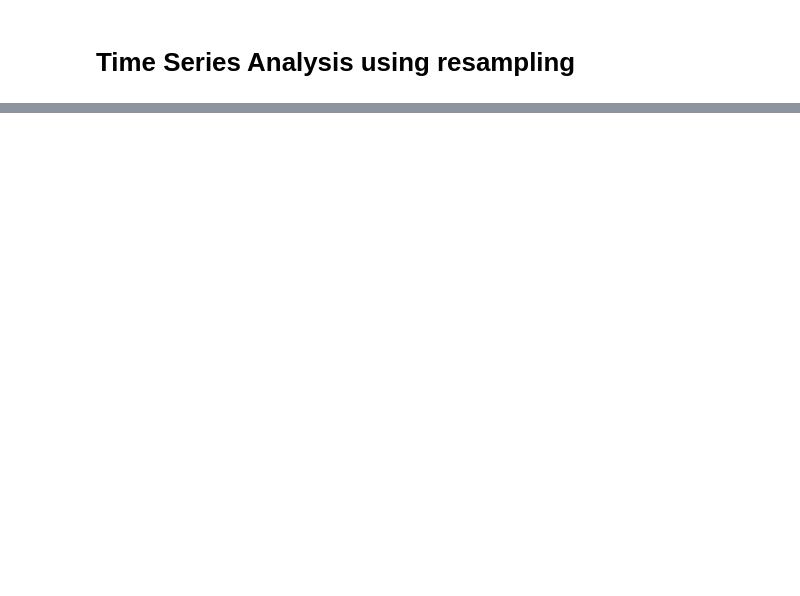
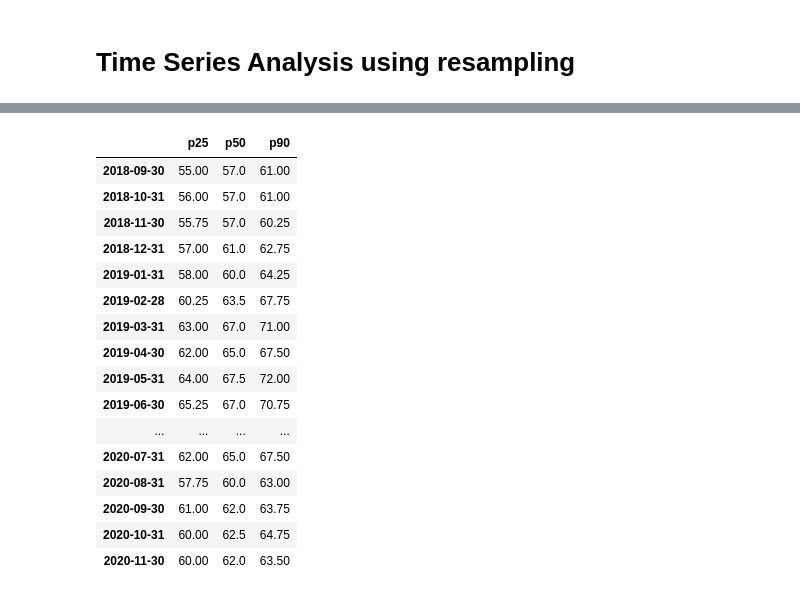
Before and after one commit to idvorkin/jupyter, a Jupyter notebook: SleepAnalysis.ipynb, the cells around one changed output, grey strips where cells are left out. Cells and saved outputs as stored; diff of their text form; code cells hidden in the pictures; blank space fills up the shorter version.

```diff
--- a/SleepAnalysis.ipynb
+++ b/SleepAnalysis.ipynb
@@ -238,0 +207,68 @@ Scroll to see year markers, select in index to zoom in
+# %%
+fact, domain = "Heartrate", (50, 80)
+
+print("Scroll to see year markers, select in index to zoom in")
+
+
+def quantile_support_empty(x, q):
+    # quantile crashes if it's passed an array with all None's, so handle that case manually
+    # all the other summary metrics like np.mean and np.median support this, so arguably it's an np bug.
+    # but whatevez'
+    # https://stackoverflow.com/questions/45138917/python-error-cannot-do-a-non-empty-take-from-an-empty-axes
+    if len(x.dropna()) == 0:
+        return None
+
+    return np.quantile(x, q=q)
+
+
+def p25(x):
+    return quantile_support_empty(x, 0.25)
+
+
+def p50(x):
+    return quantile_support_empty(x, 0.5)
+
+
+def p90(x):
+    return quantile_support_empty(x, 0.75)
+
+
+for freq in "Week Month".split():
+    pd_freq_value = freq[0]  # hack, pandas Freq are D,W,M
+    df_group_time = df.copy()[fact].resample(pd_freq_value)
+
+    # Make a long frame with percentiles as facts
+
+    # ASIDE:
+    #   We could do this with lambda functions for conciseness and dynamism, BUT column renaming during agg is a PITA
+    #   so just doing it with named functions for now.
+
+    df_to_graph = df_group_time.agg([p25, p50, p90])
+    display(df_to_graph)
+
+    # Convert the long column to narrow, by multiplexing it down (df.melt)
+    df_melted = df_to_graph.reset_index().melt(
+        id_vars=["index"],
+    )
+    height_in_inches = 60  # todo figure out how to get this by calculation
+    selection = alt.selection_multi(fields=["variable"], bind="legend")
+    c = (
+        alt.Chart(df_melted)
+        .mark_line(point=True)
+        .encode(
+            y=alt.Y("value", title="", scale=alt.Scale(domain=domain)),
+            x="index:T",
+            color="variable",
+            tooltip=["index:T", "value:Q"],
+            opacity=alt.condition(selection, alt.value(1), alt.value(0.2)),
+        )
+        .properties(
+            width=16 * height_in_inches,
+            height=6 * height_in_inches,
+            title=f"{fact} By {freq}",
+        )
+        .interactive()
+    ).add_selection(selection)
+
+    display(c)
+# %% [output]
@@ -238,0 +290,17 @@ Scroll to see year markers, select in index to zoom in
+|  | p25 | p50 | p90 |
+| 2018-09-30 | 55.00 | 57.0 | 61.00 |
+| 2018-10-31 | 56.00 | 57.0 | 61.00 |
+| 2018-11-30 | 55.75 | 57.0 | 60.25 |
+| 2018-12-31 | 57.00 | 61.0 | 62.75 |
+| 2019-01-31 | 58.00 | 60.0 | 64.25 |
+| 2019-02-28 | 60.25 | 63.5 | 67.75 |
+| 2019-03-31 | 63.00 | 67.0 | 71.00 |
+| 2019-04-30 | 62.00 | 65.0 | 67.50 |
+| 2019-05-31 | 64.00 | 67.5 | 72.00 |
+| 2019-06-30 | 65.25 | 67.0 | 70.75 |
+| ... | ... | ... | ... |
+| 2020-07-31 | 62.00 | 65.0 | 67.50 |
+| 2020-08-31 | 57.75 | 60.0 | 63.00 |
+| 2020-09-30 | 61.00 | 62.0 | 63.75 |
+| 2020-10-31 | 60.00 | 62.5 | 64.75 |
+| 2020-11-30 | 60.00 | 62.0 | 63.50 |
```
Also changed, not shown: parts of 5 cells of this notebook, 1 other file.
